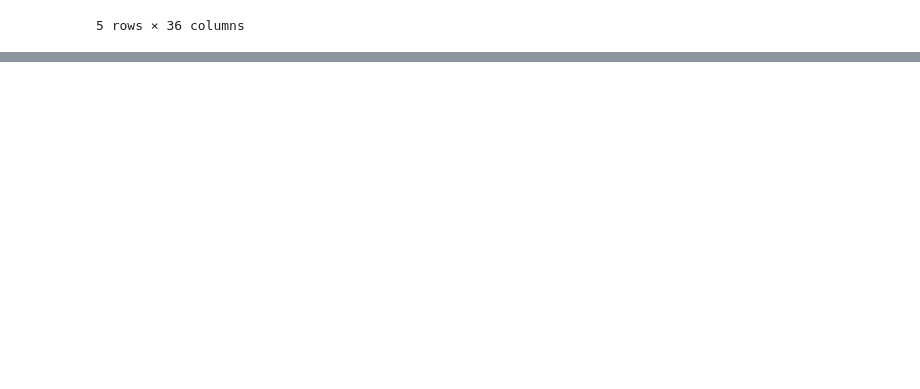
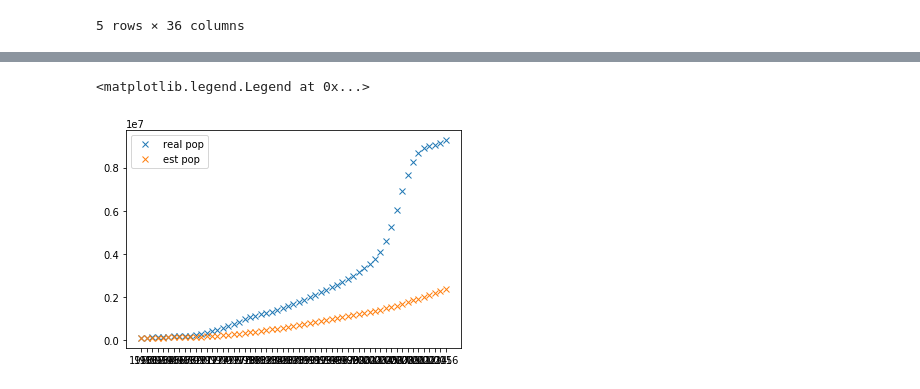
Before and after one commit to ecs-vlc/PythonTeaching, a Jupyter notebook: 03-Data/02 Pandas Intermediate.ipynb, the cells around one changed output, grey strips where cells are left out. Saved outputs shown, nothing was run; the diff lists cells and outputs as text; code cells hidden in the pictures; blank space fills up the shorter version.

```diff
--- a/03-Data/02 Pandas Intermediate.ipynb
+++ b/03-Data/02 Pandas Intermediate.ipynb
@@ -1749,0 +1802,31 @@ Half_Decade_stats.head()
+# %%
+sigma_v = np.linspace(2, 12, 100)
+gamma_t = np.linspace(2, 4, df_all["life_exp"].columns.shape[0])
+scaler = 10
+X = np.linspace(0, 100, 100*scaler)
+age_bottom, age_top = 15, 38
+age_diff = age_top - age_bottom
+# %%
+def new_babies(country, year, best_sigma):
+    # calculate the number of women in the population
+    n_women = df_all["population"].loc[country,year]*0.48
+    # generate the pdf for the gamma distribution of women ages according to best features
+    age_dist = stats.gamma.pdf(X, gamma_t[i], -1, best_sigma)
+    # estimated breeding proportion is then the PDF sum scaling by the magnitude
+    est_breeding_prop = np.sum(age_dist[age_bottom*scaler: age_top*scaler]) / scaler
+    # return the estimated number of babies as the breeding proportion by women, scaled by fertile range,
+    # and multiply by the fertility rate.
+    return int(((n_women * est_breeding_prop) / age_diff) * df_all["fert_rat"].loc[country, year])
+
+birth_rates = []
+for i, year in enumerate(years):
+    sigma_r = np.asarray([stats.gamma.interval(.95, gamma_t[i], -1, s)[1] for s in sigma_v])
+    # for each country in this year, calculate their best sigma.
+    year_subset = df_all.dropna()["life_exp"][year]
+    # best_sigmas
+    best_sig = year_subset.apply(lambda x: sigma_v[np.argmin(np.abs(sigma_r - x))])
+    # for each country
+    birth_rate = pd.Series([new_babies(c, year, bs) for c, bs in best_sig.items()], index=best_sig.index, name=year)
+    birth_rates.append(birth_rate)
+
+R = pd.concat(birth_rates, axis=1)/2
@@ -1749,0 +1858,13 @@ Half_Decade_stats.head()
+# %%
+c = "United Arab Emirates"
+# %%
+est_pop = R.loc[c].cumsum()+df_all["population"].loc[c,"1960"]
+# %%
+plt.plot(df_all["population"].loc[c],'x',label="real pop")
+# projection
+plt.plot(est_pop, 'x', label="est pop")
+# plt.plot(R.loc["Aruba"], 'x')
+plt.legend()
+# %% [output]
+<matplotlib.legend.Legend at 0x...>
+[figure, added]
```
Also changed, not shown: parts of 10 cells of this notebook.
